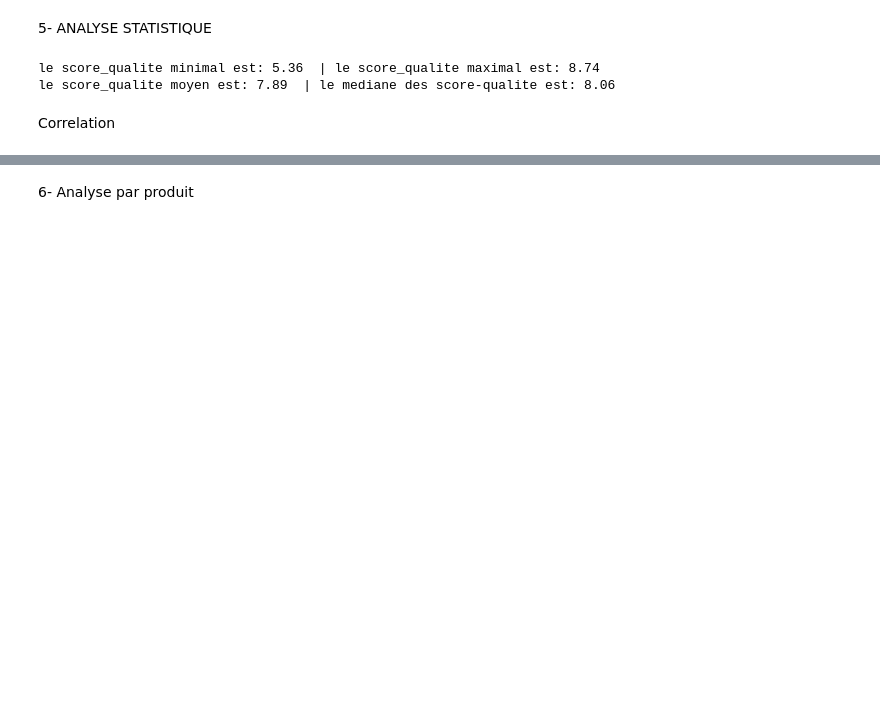
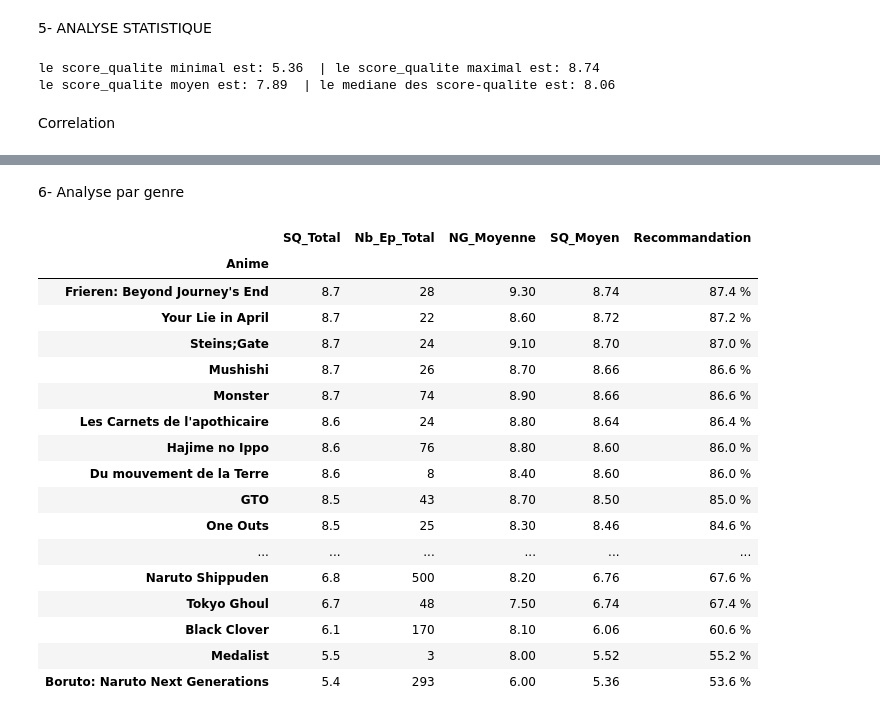
Before and after one commit to Ali77225/Analyse-DATA-Anim-s, a Jupyter notebook: Notebook anime.ipynb, the cells around one changed output, grey strips where cells are left out. Cells and saved outputs as stored; diff of their text form; code cells hidden in the pictures; blank space fills up the shorter version.

```diff
--- a/Notebook anime.ipynb
+++ b/Notebook anime.ipynb
@@ -257,18 +271,38 @@ plt.show()
 # %% [markdown]
-6- Analyse par produit
+6- Analyse par genre
 # %%
-resume_produits = df_clean.groupby('Anime').agg(
+resume_genres = df_clean.groupby('Anime').agg(
     SQ_Total=('Score_Qualite', 'sum'),
     Nb_Ep_Total=('Nb_Episodes', 'sum'),
-    NG_moyenne=('Note_Globale', 'mean'),
-    R_moyenne=('Regularite', 'mean')
+    NG_Moyenne=('Note_Globale', 'mean'),
+    SQ_Moyen=('Score_Qualite', 'mean')
 ).sort_values(by='SQ_Total', ascending=False)
 
-resume_produits['Part_CA'] = (resume_produits['SQ_Total'] / resume_produits['SQ_Total'].sum()) * 100
-
-display(resume_produits.style.format({
-    'CA_Total': '{:.1f} €',
-    'Prix_Moyen': '{:.2f} €',
-    'CA_Moyen': '{:.2f} €',
-    'Part_CA': '{:.1f} %'
+# Un score qualite de 100 correspond à une recommandation de 100%
+resume_genres['Recommandation'] = (resume_genres['SQ_Total'] * 100 / 10)
+# Recommandation
+display(resume_genres.style.format({
+    'SQ_Total': '{:.1f}',
+    'NG_Moyenne': '{:.2f}',
+    'SQ_Moyen': '{:.2f}',
+    'Recommandation': '{:.1f} %'
 }))
+# %% [output]
+|  | SQ_Total | Nb_Ep_Total | NG_Moyenne | SQ_Moyen | Recommandation |
+| Anime |  |  |  |  |  |
+| Frieren: Beyond Journey's End | 8.7 | 28 | 9.30 | 8.74 | 87.4 % |
+| Your Lie in April | 8.7 | 22 | 8.60 | 8.72 | 87.2 % |
+| Steins;Gate | 8.7 | 24 | 9.10 | 8.70 | 87.0 % |
+| Mushishi | 8.7 | 26 | 8.70 | 8.66 | 86.6 % |
+| Monster | 8.7 | 74 | 8.90 | 8.66 | 86.6 % |
+| Les Carnets de l'apothicaire | 8.6 | 24 | 8.80 | 8.64 | 86.4 % |
+| Hajime no Ippo | 8.6 | 76 | 8.80 | 8.60 | 86.0 % |
+| Du mouvement de la Terre | 8.6 | 8 | 8.40 | 8.60 | 86.0 % |
+| GTO | 8.5 | 43 | 8.70 | 8.50 | 85.0 % |
+| One Outs | 8.5 | 25 | 8.30 | 8.46 | 84.6 % |
+| ... | ... | ... | ... | ... | ... |
+| Naruto Shippuden | 6.8 | 500 | 8.20 | 6.76 | 67.6 % |
+| Tokyo Ghoul | 6.7 | 48 | 7.50 | 6.74 | 67.4 % |
+| Black Clover | 6.1 | 170 | 8.10 | 6.06 | 60.6 % |
+| Medalist | 5.5 | 3 | 8.00 | 5.52 | 55.2 % |
+| Boruto: Naruto Next Generations | 5.4 | 293 | 6.00 | 5.36 | 53.6 % |
```
Also changed, not shown: parts of 6 cells of this notebook.
